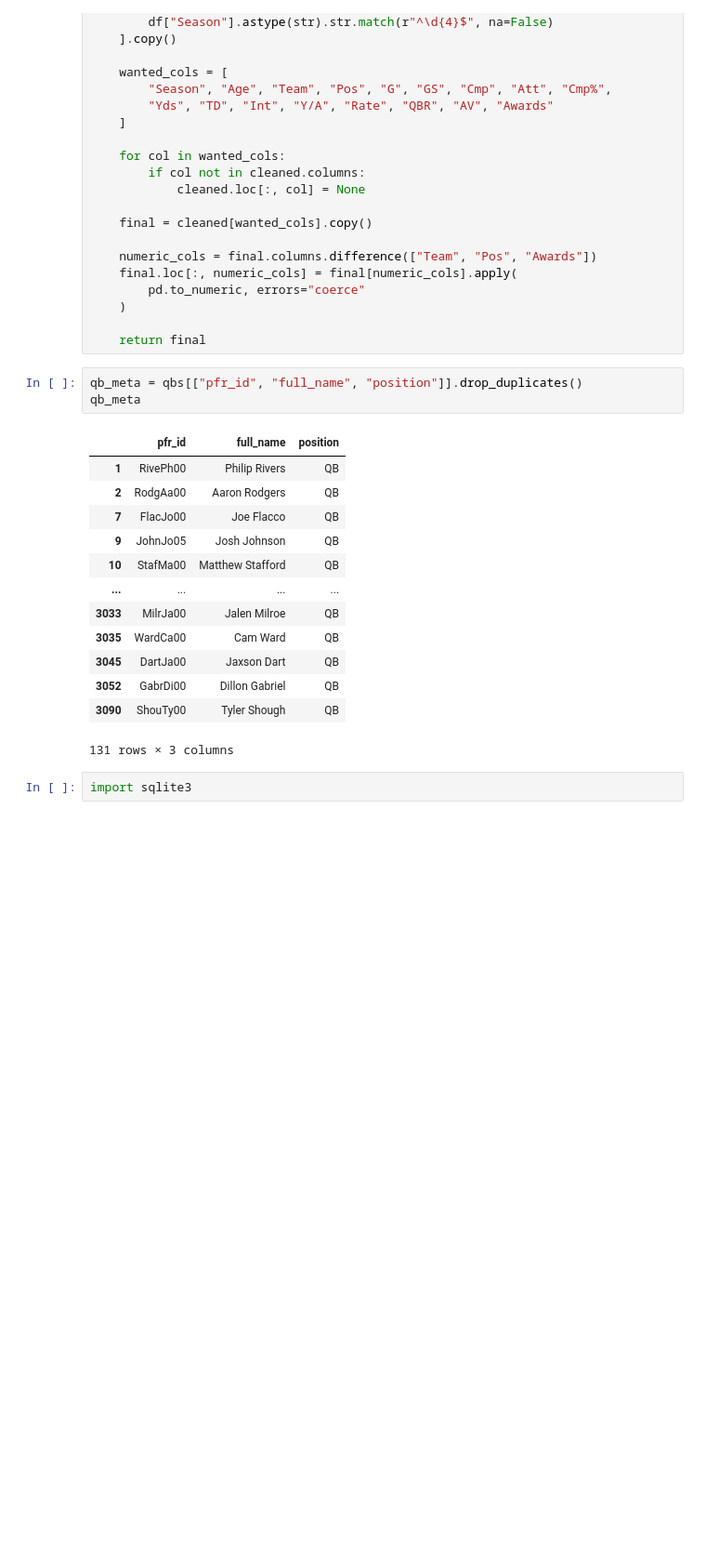
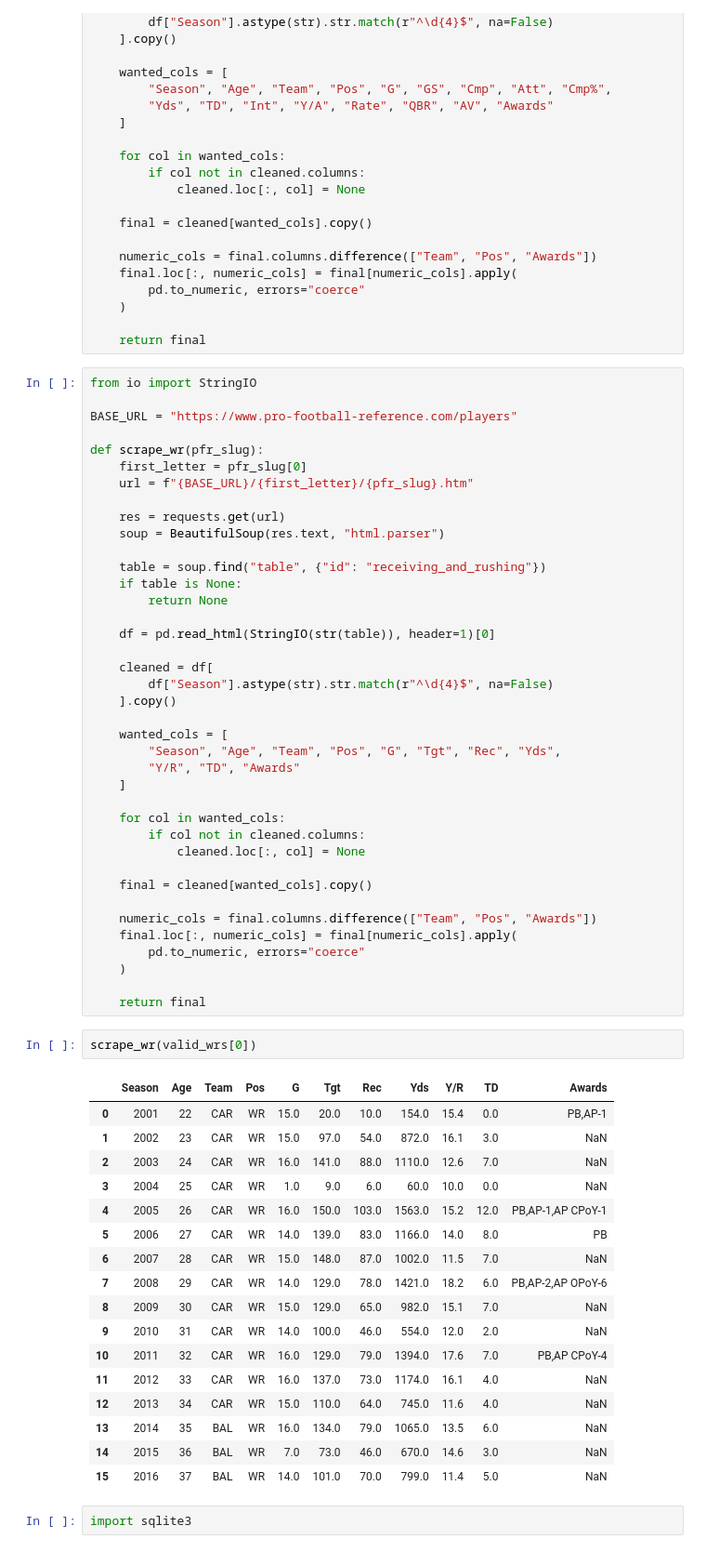
Before and after one commit to pranavrajaram/pfr-guesser, a Jupyter notebook: backend/nflreadpy-test.ipynb, the cells around one changed output. Shown at 93% size. Saved outputs shown, nothing was run; the diff lists cells and outputs as text; blank space fills up the shorter version.

```diff
--- a/backend/nflreadpy-test.ipynb
+++ b/backend/nflreadpy-test.ipynb
@@ -93,23 +122,65 @@ def scrape_qb(pfr_slug):
     )
 
     return final
-# %%
-qb_meta = qbs[["pfr_id", "full_name", "position"]].drop_duplicates()
-qb_meta
-# %% [output]
-|  | pfr_id | full_name | position |
-| 1 | RivePh00 | Philip Rivers | QB |
-| 2 | RodgAa00 | Aaron Rodgers | QB |
-| 7 | FlacJo00 | Joe Flacco | QB |
-| 9 | JohnJo05 | Josh Johnson | QB |
-| 10 | StafMa00 | Matthew Stafford | QB |
-| ... | ... | ... | ... |
-| 3033 | MilrJa00 | Jalen Milroe | QB |
-| 3035 | WardCa00 | Cam Ward | QB |
-| 3045 | DartJa00 | Jaxson Dart | QB |
-| 3052 | GabrDi00 | Dillon Gabriel | QB |
-| 3090 | ShouTy00 | Tyler Shough | QB |
-131 rows × 3 columns
+# %%
+from io import StringIO
+
+BASE_URL = "https://www.pro-football-reference.com/players"
+
+def scrape_wr(pfr_slug):
+    first_letter = pfr_slug[0]
+    url = f"{BASE_URL}/{first_letter}/{pfr_slug}.htm"
+
+    res = requests.get(url)
+    soup = BeautifulSoup(res.text, "html.parser")
+
+    table = soup.find("table", {"id": "receiving_and_rushing"})
+    if table is None:
+        return None
+
+    df = pd.read_html(StringIO(str(table)), header=1)[0]
+
+    cleaned = df[
+        df["Season"].astype(str).str.match(r"^\d{4}$", na=False)
+    ].copy()
+
+    wanted_cols = [
+        "Season", "Age", "Team", "Pos", "G", "Tgt", "Rec", "Yds",
+        "Y/R", "TD", "Awards"
+    ]
+
+    for col in wanted_cols:
+        if col not in cleaned.columns:
+            cleaned.loc[:, col] = None
+
+    final = cleaned[wanted_cols].copy()
+
+    numeric_cols = final.columns.difference(["Team", "Pos", "Awards"])
+    final.loc[:, numeric_cols] = final[numeric_cols].apply(
+        pd.to_numeric, errors="coerce"
+    )
+
+    return final
+# %%
+scrape_wr(valid_wrs[0])
+# %% [output]
+|  | Season | Age | Team | Pos | G | Tgt | Rec | Yds | Y/R | TD | Awards |
+| 0 | 2001 | 22 | CAR | WR | 15.0 | 20.0 | 10.0 | 154.0 | 15.4 | 0.0 | PB,AP-1 |
+| 1 | 2002 | 23 | CAR | WR | 15.0 | 97.0 | 54.0 | 872.0 | 16.1 | 3.0 | NaN |
+| 2 | 2003 | 24 | CAR | WR | 16.0 | 141.0 | 88.0 | 1110.0 | 12.6 | 7.0 | NaN |
+| 3 | 2004 | 25 | CAR | WR | 1.0 | 9.0 | 6.0 | 60.0 | 10.0 | 0.0 | NaN |
+| 4 | 2005 | 26 | CAR | WR | 16.0 | 150.0 | 103.0 | 1563.0 | 15.2 | 12.0 | PB,AP-1,AP CPoY-1 |
+| 5 | 2006 | 27 | CAR | WR | 14.0 | 139.0 | 83.0 | 1166.0 | 14.0 | 8.0 | PB |
+| 6 | 2007 | 28 | CAR | WR | 15.0 | 148.0 | 87.0 | 1002.0 | 11.5 | 7.0 | NaN |
+| 7 | 2008 | 29 | CAR | WR | 14.0 | 129.0 | 78.0 | 1421.0 | 18.2 | 6.0 | PB,AP-2,AP OPoY-6 |
+| 8 | 2009 | 30 | CAR | WR | 15.0 | 129.0 | 65.0 | 982.0 | 15.1 | 7.0 | NaN |
+| 9 | 2010 | 31 | CAR | WR | 14.0 | 100.0 | 46.0 | 554.0 | 12.0 | 2.0 | NaN |
+| 10 | 2011 | 32 | CAR | WR | 16.0 | 129.0 | 79.0 | 1394.0 | 17.6 | 7.0 | PB,AP CPoY-4 |
+| 11 | 2012 | 33 | CAR | WR | 16.0 | 137.0 | 73.0 | 1174.0 | 16.1 | 4.0 | NaN |
+| 12 | 2013 | 34 | CAR | WR | 15.0 | 110.0 | 64.0 | 745.0 | 11.6 | 4.0 | NaN |
+| 13 | 2014 | 35 | BAL | WR | 16.0 | 134.0 | 79.0 | 1065.0 | 13.5 | 6.0 | NaN |
+| 14 | 2015 | 36 | BAL | WR | 7.0 | 73.0 | 46.0 | 670.0 | 14.6 | 3.0 | NaN |
+| 15 | 2016 | 37 | BAL | WR | 14.0 | 101.0 | 70.0 | 799.0 | 11.4 | 5.0 | NaN |
 # %%
 import sqlite3
 # %%
```
Also changed, not shown: parts of 19 cells of this notebook, 3 other files.
